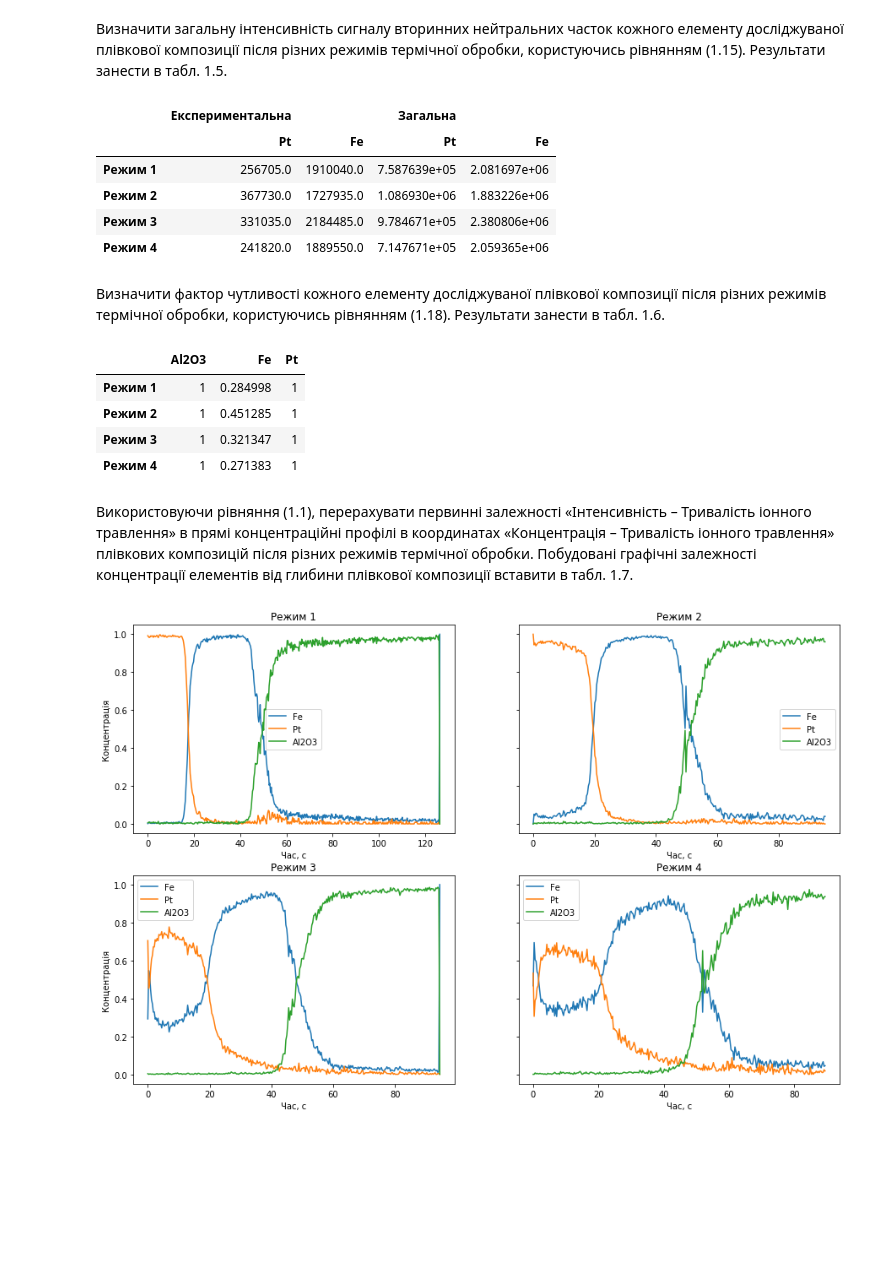
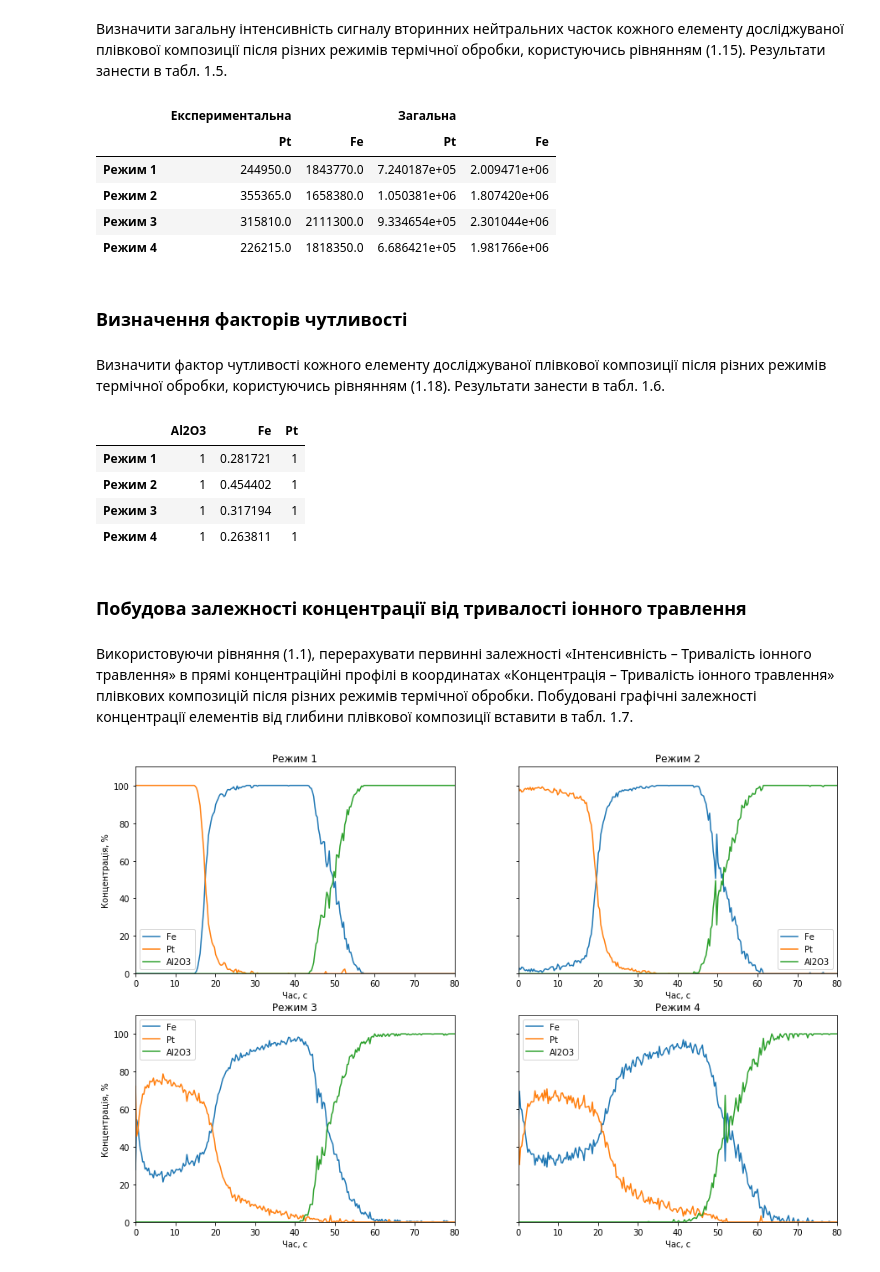
Before and after one commit to rostyq/edu_notebooks, a Jupyter notebook: scientific_work/SNMS.ipynb, the cells around one changed output. Drawn from its saved outputs; the diff is of its cells as text; code cells hidden in the pictures; blank space fills up the shorter version.

Commit message:
plot fixes

```diff
--- a/scientific_work/SNMS.ipynb
+++ b/scientific_work/SNMS.ipynb
@@ -66,6 +70,9 @@ n = 1.28
 # %%
 files = sorted(glob.glob('data/SMNS/*.csv'))
-ht_conditions = [pd.read_csv(file, sep='\t', index_col=0) for file in files]
+threshold = {'Fe': 250, 'Pt': 70, 'Al2O3': 100}
+ht_conditions = [(pd.read_csv(file, sep='\t', index_col=0) - threshold).clip_lower(0) for file in files]
 titles = [f'Режим {i}' for i in range(1, 5)]
-files
+print("Read files:")
+for file in files:
+    print(f'\t{file}')
 # %% [output]
@@ -103,10 +115,12 @@ I
 # %% [output]
 |  | Експериментальна |  | Загальна |  |
 |  | Pt | Fe | Pt | Fe |
-| Режим 1 | 256705.0 | 1910040.0 | 7.587639e+05 | 2.081697e+06 |
-| Режим 2 | 367730.0 | 1727935.0 | 1.086930e+06 | 1.883226e+06 |
-| Режим 3 | 331035.0 | 2184485.0 | 9.784671e+05 | 2.380806e+06 |
-| Режим 4 | 241820.0 | 1889550.0 | 7.147671e+05 | 2.059365e+06 |
+| Режим 1 | 244950.0 | 1843770.0 | 7.240187e+05 | 2.009471e+06 |
+| Режим 2 | 355365.0 | 1658380.0 | 1.050381e+06 | 1.807420e+06 |
+| Режим 3 | 315810.0 | 2111300.0 | 9.334654e+05 | 2.301044e+06 |
+| Режим 4 | 226215.0 | 1818350.0 | 6.686421e+05 | 1.981766e+06 |
+# %% [markdown]
+ ### Визначення факторів чутливості
 # %% [markdown]
 Визначити фактор чутливості кожного елементу досліджуваної плівкової композиції після різних режимів термічної обробки, користуючись рівнянням (1.18). Результати занести в табл. 1.6.
 # %%
@@ -115,10 +129,12 @@ D = pd.DataFrame({'Fe': D, 'Pt': np.full(4, 1), 'Al2O3': np.full(4, 1)}, index=D
 D
 # %% [output]
 |  | Al2O3 | Fe | Pt |
-| Режим 1 | 1 | 0.284998 | 1 |
-| Режим 2 | 1 | 0.451285 | 1 |
-| Режим 3 | 1 | 0.321347 | 1 |
-| Режим 4 | 1 | 0.271383 | 1 |
+| Режим 1 | 1 | 0.281721 | 1 |
+| Режим 2 | 1 | 0.454402 | 1 |
+| Режим 3 | 1 | 0.317194 | 1 |
+| Режим 4 | 1 | 0.263811 | 1 |
+# %% [markdown]
+### Побудова залежності концентрації від тривалості іонного травлення
 # %% [markdown]
 Використовуючи рівняння (1.1), перерахувати первинні залежності «Інтенсивність – Тривалість іонного травлення» в прямі концентраційні профілі в координатах «Концентрація – Тривалість іонного травлення» плівкових композицій після різних режимів термічної обробки. Побудовані графічні залежності концентрації елементів від глибини плівкової композиції вставити в табл. 1.7.
 # %%
@@ -130,8 +146,10 @@ for d, ht_condition in zip(D.iterrows(), ht_conditions):
 # %%
 f, ax = plt.subplots(2, 2, squeeze=False, figsize=(15, 10), sharey=True)
 for i, ht_condition in enumerate(ht_conditions_C):
-    ht_condition.plot(ax=ax.flatten()[i], title=titles[i])
+    (ht_condition * 100).plot(ax=ax.flatten()[i], title=titles[i])
     ax.flatten()[i].set_xlabel('Час, с')
-    ax.flatten()[i].set_ylabel('Концентрація')
+    ax.flatten()[i].set_ylabel('Концентрація, %')
+    ax.flatten()[i].set_xlim(0, 80)
+    ax.flatten()[i].set_ylim(0, 110)
 # %% [output]
-[figure, old version]
+[figure, new version]
```
Also changed, not shown: parts of 12 cells of this notebook.
